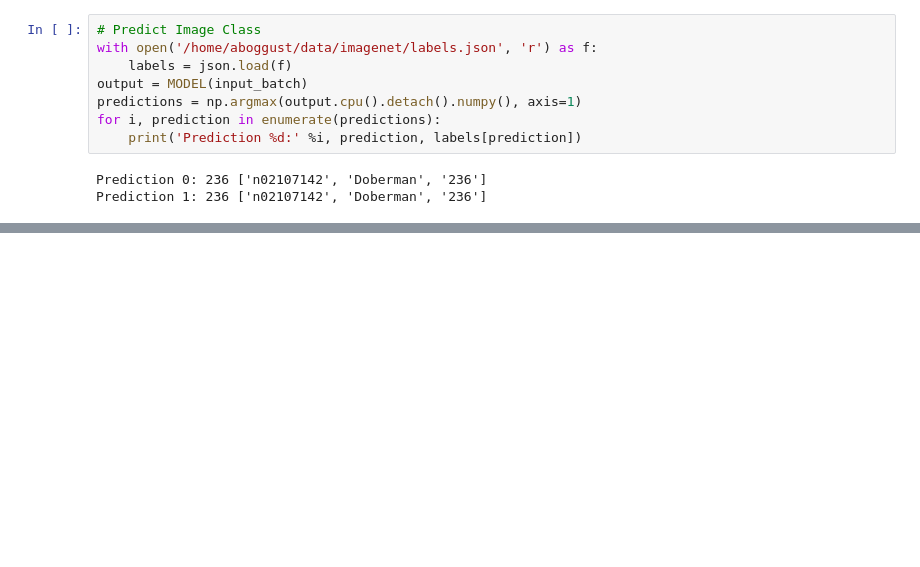
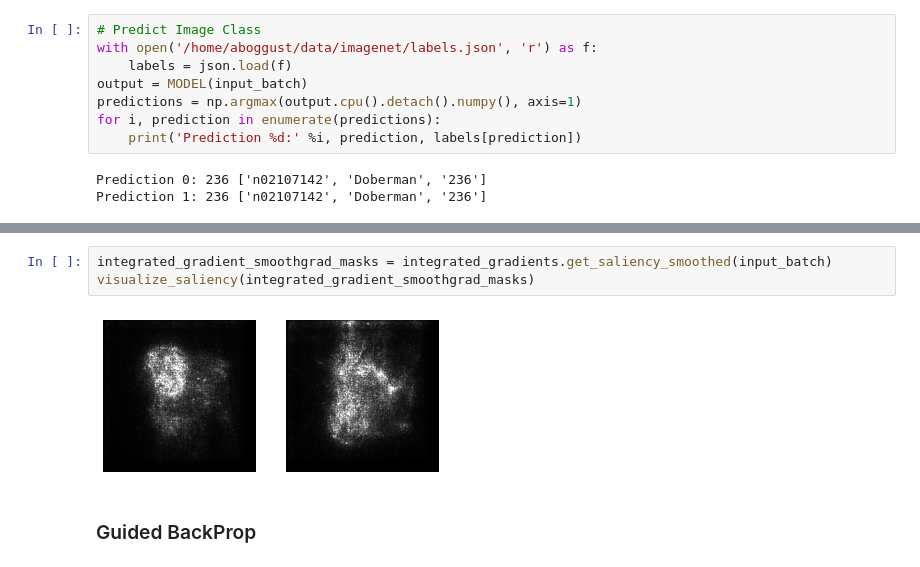
Before and after one commit to aboggust/interpretability-methods, a Jupyter notebook: examples/interpretability_examples.ipynb, the cells around one changed output, grey strips where cells are left out. Drawn from its saved outputs; the diff is of its cells as text; blank space fills up the shorter version.

```diff
--- a/examples/interpretability_examples.ipynb
+++ b/examples/interpretability_examples.ipynb
@@ -198,0 +103,7 @@ visualize_masks(lime_masks)
+# %%
+integrated_gradient_smoothgrad_masks = integrated_gradients.get_saliency_smoothed(input_batch)
+visualize_saliency(integrated_gradient_smoothgrad_masks)
+# %% [output]
+[figure, added]
+# %% [markdown]
+### Guided BackProp
```
Also changed, not shown: parts of 54 cells of this notebook, 14 other files.
